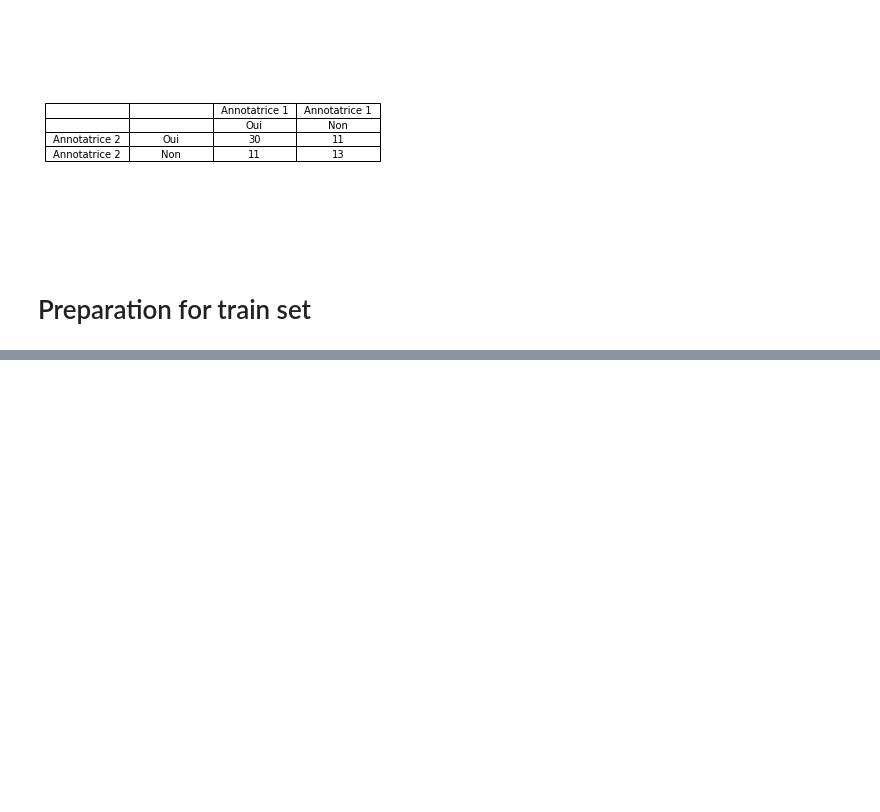
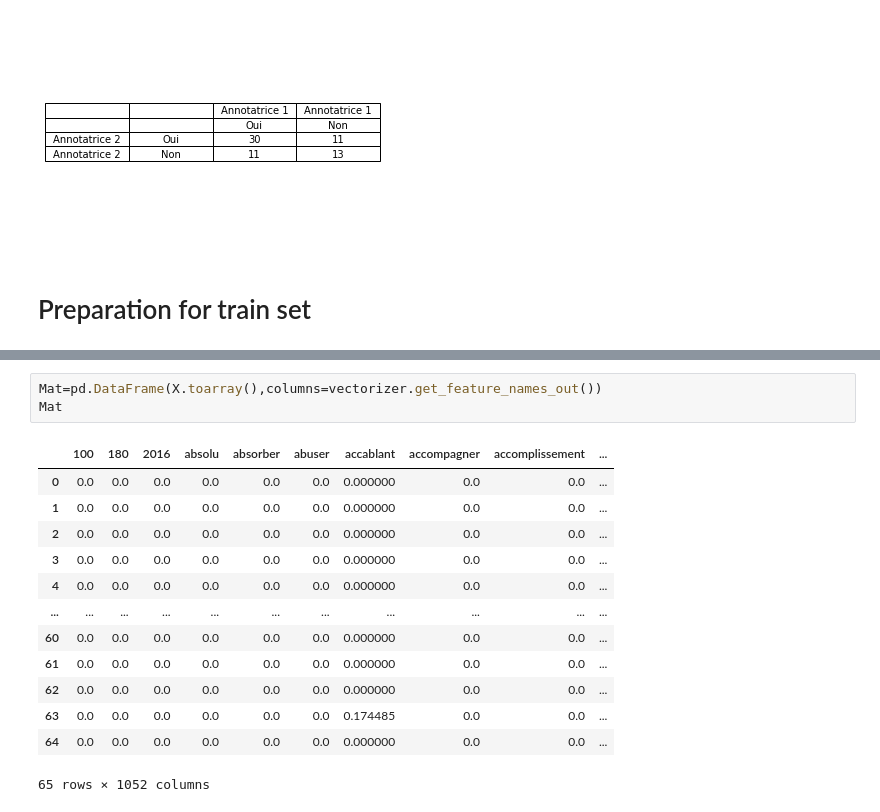
Before and after one commit to Yidi-Huang/DetectionMBTI, a Jupyter notebook: Resultat_yidi.ipynb, the cells around one changed output, grey strips where cells are left out. Saved outputs shown, nothing was run; the diff lists cells and outputs as text; blank space fills up the shorter version.

```diff
--- a/Resultat_yidi.ipynb
+++ b/Resultat_yidi.ipynb
@@ -352,0 +566,17 @@ for index, row in df.iterrows():
+# %%
+Mat=pd.DataFrame(X.toarray(),columns=vectorizer.get_feature_names_out())
+Mat
+# %% [output]
+|  | 100 | 180 | 2016 | absolu | absorber | abuser | accablant | accompagner | accomplissement | ... |
+| 0 | 0.0 | 0.0 | 0.0 | 0.0 | 0.0 | 0.0 | 0.000000 | 0.0 | 0.0 | ... |
+| 1 | 0.0 | 0.0 | 0.0 | 0.0 | 0.0 | 0.0 | 0.000000 | 0.0 | 0.0 | ... |
+| 2 | 0.0 | 0.0 | 0.0 | 0.0 | 0.0 | 0.0 | 0.000000 | 0.0 | 0.0 | ... |
+| 3 | 0.0 | 0.0 | 0.0 | 0.0 | 0.0 | 0.0 | 0.000000 | 0.0 | 0.0 | ... |
+| 4 | 0.0 | 0.0 | 0.0 | 0.0 | 0.0 | 0.0 | 0.000000 | 0.0 | 0.0 | ... |
+| ... | ... | ... | ... | ... | ... | ... | ... | ... | ... | ... |
+| 60 | 0.0 | 0.0 | 0.0 | 0.0 | 0.0 | 0.0 | 0.000000 | 0.0 | 0.0 | ... |
+| 61 | 0.0 | 0.0 | 0.0 | 0.0 | 0.0 | 0.0 | 0.000000 | 0.0 | 0.0 | ... |
+| 62 | 0.0 | 0.0 | 0.0 | 0.0 | 0.0 | 0.0 | 0.000000 | 0.0 | 0.0 | ... |
+| 63 | 0.0 | 0.0 | 0.0 | 0.0 | 0.0 | 0.0 | 0.174485 | 0.0 | 0.0 | ... |
+| 64 | 0.0 | 0.0 | 0.0 | 0.0 | 0.0 | 0.0 | 0.000000 | 0.0 | 0.0 | ... |
+65 rows × 1052 columns
```
Also changed, not shown: parts of 75 cells of this notebook.
